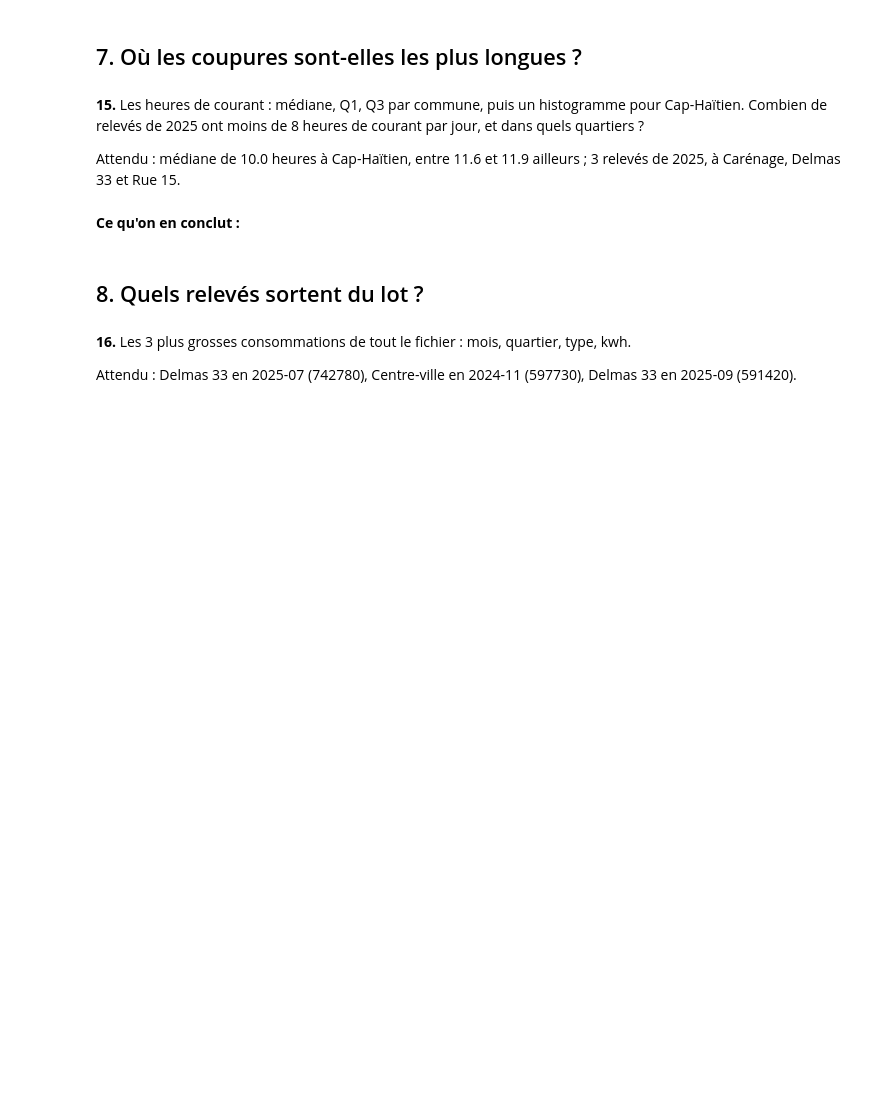
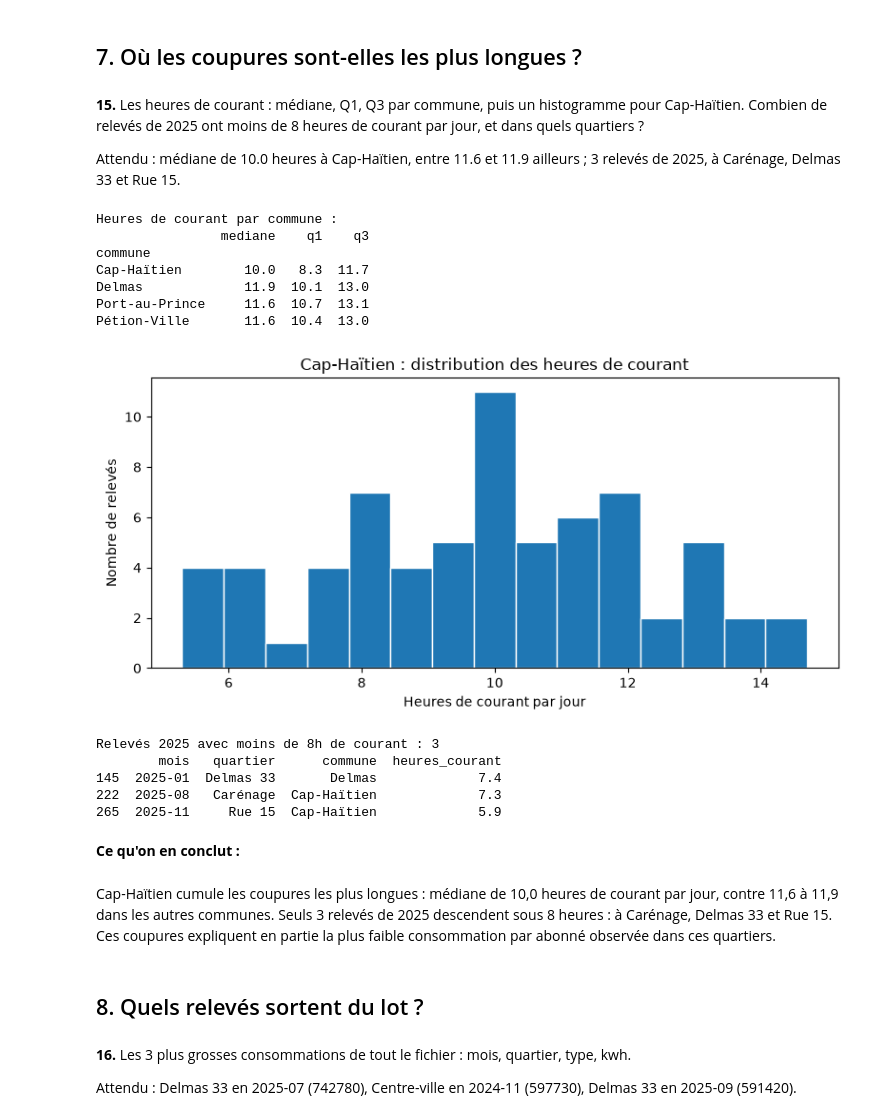
Before and after one commit to HoldyCharmant/exercice-electricite, a Jupyter notebook: exploration.ipynb, the cells around one changed output. Cells and saved outputs as stored; diff of their text form; code cells hidden in the pictures; blank space fills up the shorter version.

```diff
--- a/exploration.ipynb
+++ b/exploration.ipynb
@@ -278,8 +374,50 @@ Attendu : 0.76 avec les heures de courant, -0.15 avec la température.
 **15.** Les heures de courant : médiane, Q1, Q3 par commune, puis un histogramme pour Cap-Haïtien. Combien de relevés de 2025 ont moins de 8 heures de courant par jour, et dans quels quartiers ?
 
 Attendu : médiane de 10.0 heures à Cap-Haïtien, entre 11.6 et 11.9 ailleurs ; 3 relevés de 2025, à Carénage, Delmas 33 et Rue 15.
+# %%
+import matplotlib.pyplot as plt
+
+# 1. Médiane, Q1, Q3 par commune
+stats = propre.groupby("commune")["heures_courant"].agg(
+    mediane="median",
+    q1=lambda x: x.quantile(0.25),
+    q3=lambda x: x.quantile(0.75),
+).round(1)
+print("Heures de courant par commune :")
+print(stats)
+
+# 2. Histogramme pour Cap-Haïtien
+cap = propre[propre["commune"] == "Cap-Haïtien"]["heures_courant"]
+fig, ax = plt.subplots(figsize=(8, 4))
+ax.hist(cap, bins=15, edgecolor="white")
+ax.set_title("Cap-Haïtien : distribution des heures de courant")
+ax.set_xlabel("Heures de courant par jour")
+ax.set_ylabel("Nombre de relevés")
+plt.tight_layout()
+plt.show()
+
+# 3. Relevés 2025 sous 8h
+faibles = propre[(propre["annee"] == 2025) & (propre["heures_courant"] < 8)]
+print("\nRelevés 2025 avec moins de 8h de courant :", len(faibles))
+print(faibles[["mois", "quartier", "commune", "heures_courant"]])
+# %% [output]
+Heures de courant par commune :
+                mediane    q1    q3
+commune
+Cap-Haïtien        10.0   8.3  11.7
+Delmas             11.9  10.1  13.0
+Port-au-Prince     11.6  10.7  13.1
+Pétion-Ville       11.6  10.4  13.0
+[figure, added]
+Relevés 2025 avec moins de 8h de courant : 3
+        mois   quartier      commune  heures_courant
+145  2025-01  Delmas 33       Delmas             7.4
+222  2025-08   Carénage  Cap-Haïtien             7.3
+265  2025-11     Rue 15  Cap-Haïtien             5.9
 # %% [markdown]
 **Ce qu'on en conclut :**
+# %% [markdown]
+Cap-Haïtien cumule les coupures les plus longues : médiane de 10,0 heures de courant par jour, contre 11,6 à 11,9 dans les autres communes. Seuls 3 relevés de 2025 descendent sous 8 heures : à Carénage, Delmas 33 et Rue 15. Ces coupures expliquent en partie la plus faible consommation par abonné observée dans ces quartiers.
 # %% [markdown]
 ## 8. Quels relevés sortent du lot ?
 # %% [markdown]
```
Also changed, not shown: parts of 9 cells of this notebook.
